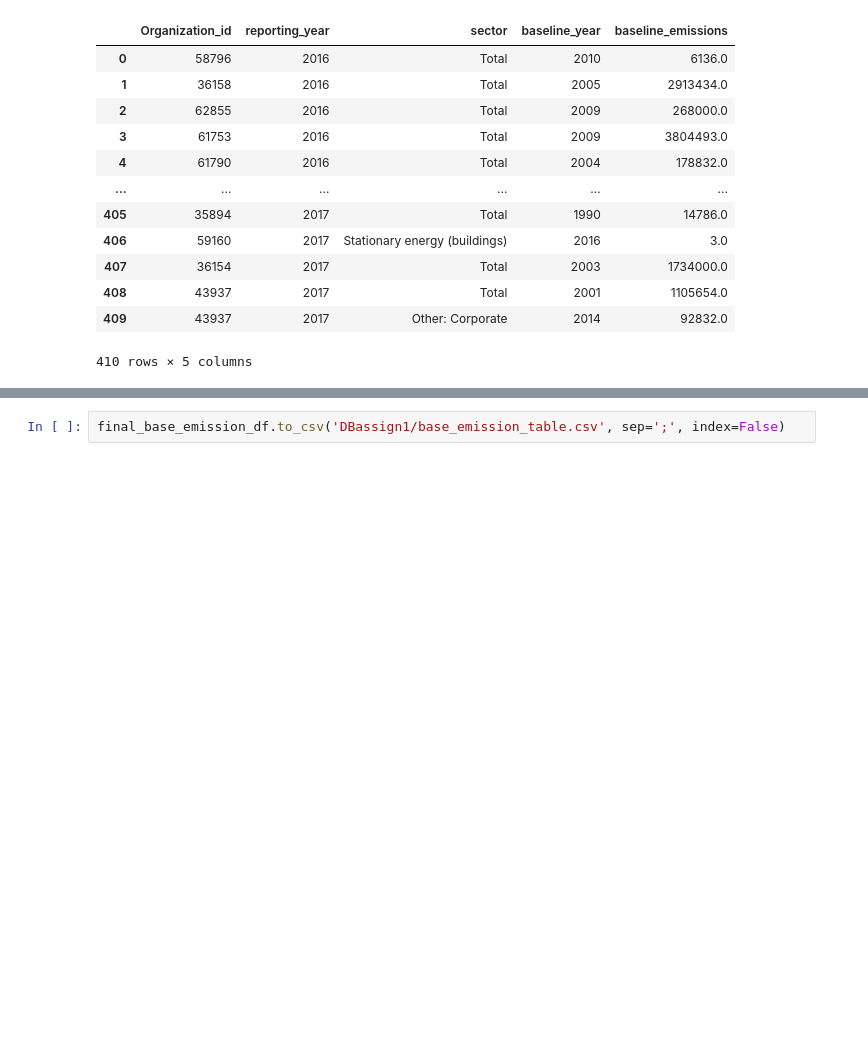
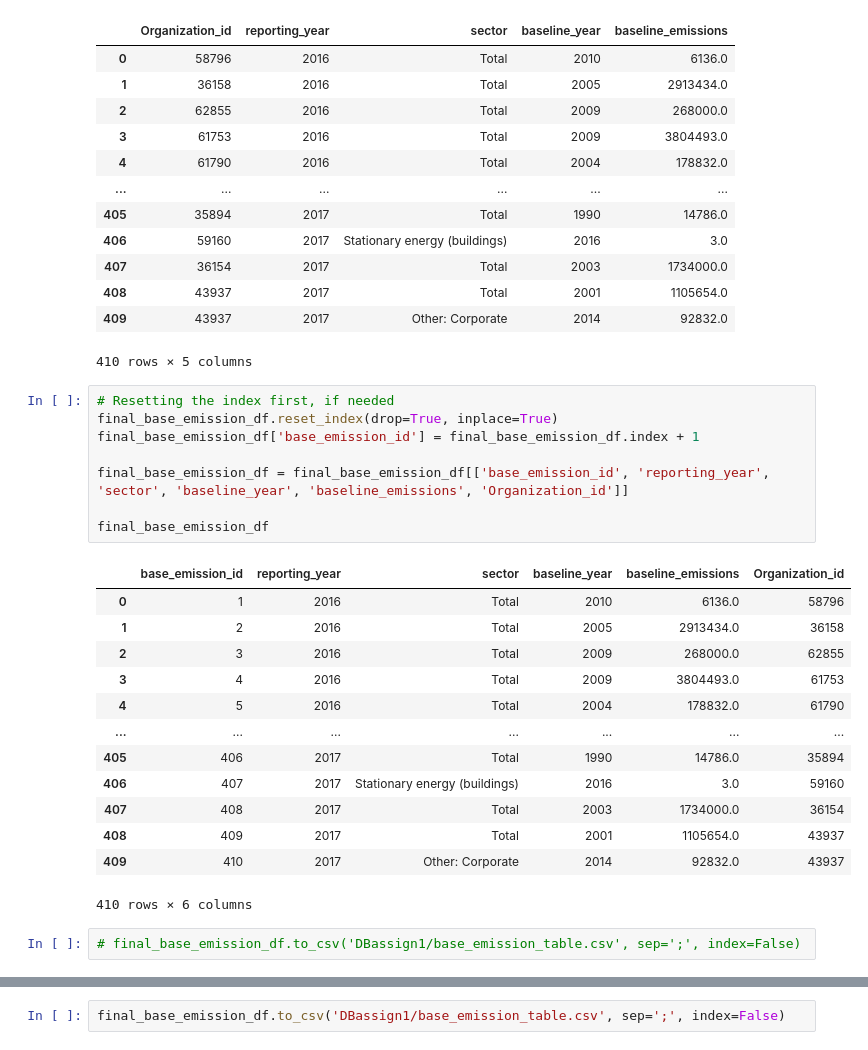
Before and after one commit to Gruppe-H/DB_assignment1, a Jupyter notebook: Dataset_Base_Emissions.ipynb, the cells around one changed output, grey strips where cells are left out. Saved outputs shown, nothing was run; the diff lists cells and outputs as text; blank space fills up the shorter version.

```diff
--- a/Dataset_Base_Emissions.ipynb
+++ b/Dataset_Base_Emissions.ipynb
@@ -540,3 +552,27 @@ dtype: int64
 | 408 | 43937 | 2017 | Total | 2001 | 1105654.0 |
 | 409 | 43937 | 2017 | Other: Corporate | 2014 | 92832.0 |
 410 rows × 5 columns
+# %%
+# Resetting the index first, if needed
+final_base_emission_df.reset_index(drop=True, inplace=True)
+final_base_emission_df['base_emission_id'] = final_base_emission_df.index + 1
+
+final_base_emission_df = final_base_emission_df[['base_emission_id', 'reporting_year', 'sector', 'baseline_year', 'baseline_emissions', 'Organization_id']]
+
+final_base_emission_df
+# %% [output]
+|  | base_emission_id | reporting_year | sector | baseline_year | baseline_emissions | Organization_id |
+| 0 | 1 | 2016 | Total | 2010 | 6136.0 | 58796 |
+| 1 | 2 | 2016 | Total | 2005 | 2913434.0 | 36158 |
+| 2 | 3 | 2016 | Total | 2009 | 268000.0 | 62855 |
+| 3 | 4 | 2016 | Total | 2009 | 3804493.0 | 61753 |
+| 4 | 5 | 2016 | Total | 2004 | 178832.0 | 61790 |
+| ... | ... | ... | ... | ... | ... | ... |
+| 405 | 406 | 2017 | Total | 1990 | 14786.0 | 35894 |
+| 406 | 407 | 2017 | Stationary energy (buildings) | 2016 | 3.0 | 59160 |
+| 407 | 408 | 2017 | Total | 2003 | 1734000.0 | 36154 |
+| 408 | 409 | 2017 | Total | 2001 | 1105654.0 | 43937 |
+| 409 | 410 | 2017 | Other: Corporate | 2014 | 92832.0 | 43937 |
+410 rows × 6 columns
+# %%
+# final_base_emission_df.to_csv('DBassign1/base_emission_table.csv', sep=';', index=False)
```
Also changed, not shown: parts of 8 cells of this notebook, 7 other files.
